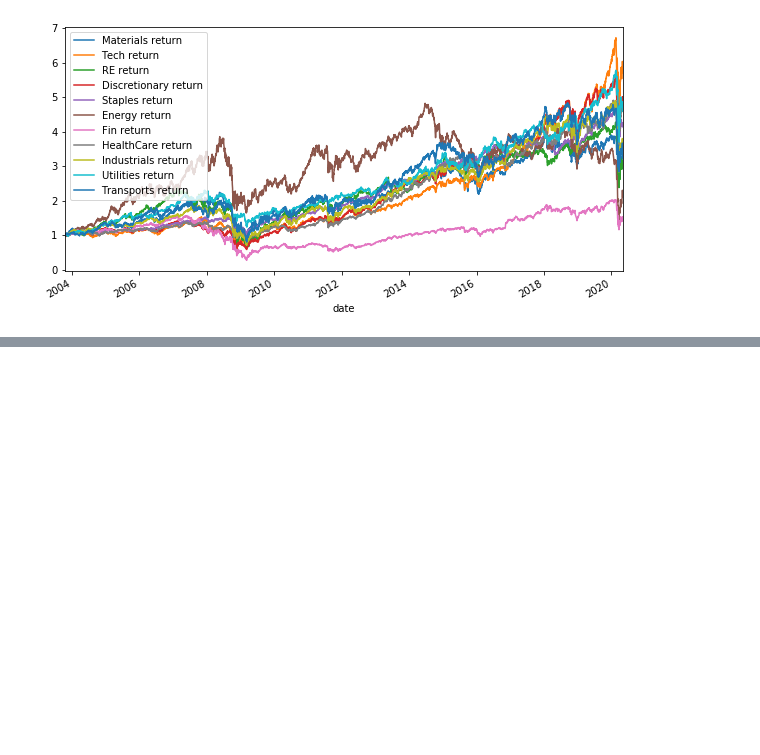
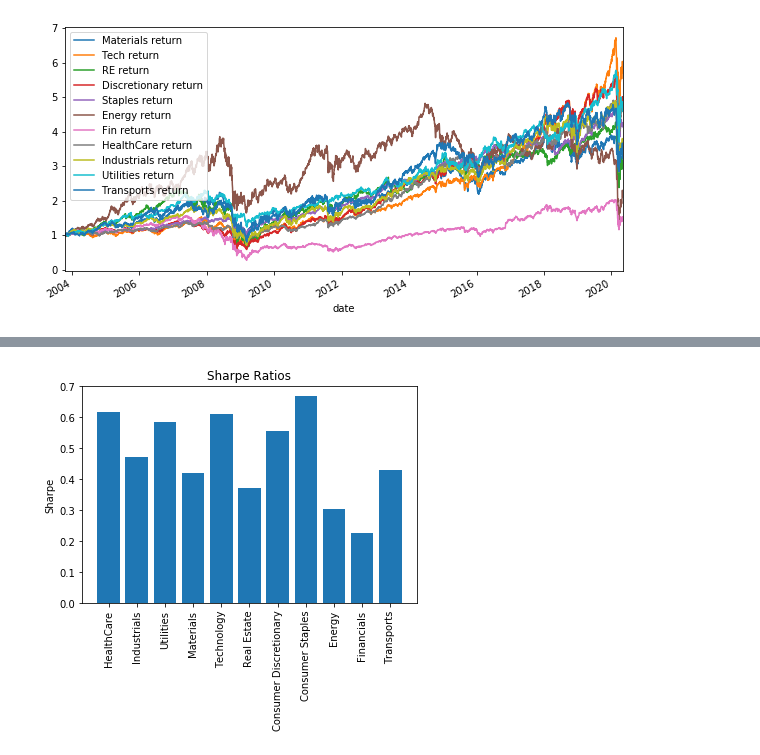
Before and after one commit to bkayratkyzy/Monte_Carlo_Simulations, a Jupyter notebook: notebooks/final.ipynb, the cells around one changed output, grey strips where cells are left out. Cells and saved outputs as stored; diff of their text form; code cells hidden in the pictures; blank space fills up the shorter version.

```diff
--- a/notebooks/final.ipynb
+++ b/notebooks/final.ipynb
@@ -355,0 +442,35 @@ annual_Utilities_std
+# %%
+#Plot the sharpe ratios
+
+objects = ('HealthCare',
+           'Industrials',
+           'Utilities',
+           'Materials',
+           'Technology',
+           'Real Estate',
+           'Consumer Discretionary',
+           'Consumer Staples',
+          'Energy',
+          'Financials',
+          'Transports')
+y_pos = np.arange(len(objects))
+sharpe = [HealthCare_sharpe,
+          Industrials_sharpe,
+          Utilities_sharpe,
+          Materials_sharpe,
+         Tech_sharpe,
+         RE_sharpe,
+         Discretionary_sharpe,
+         Staples_sharpe,
+         Energy_sharpe,
+         Financials_sharpe,
+         Transports_sharpe]
+
+plt.bar(y_pos, sharpe, align='center')
+plt.xticks(y_pos, objects, rotation=90)
+plt.ylabel('Sharpe')
+plt.title('Sharpe Ratios')
+
+plt.show()
+# %% [output]
+[figure, added]
```
Also changed, not shown: parts of 37 cells of this notebook, 1 other file.
